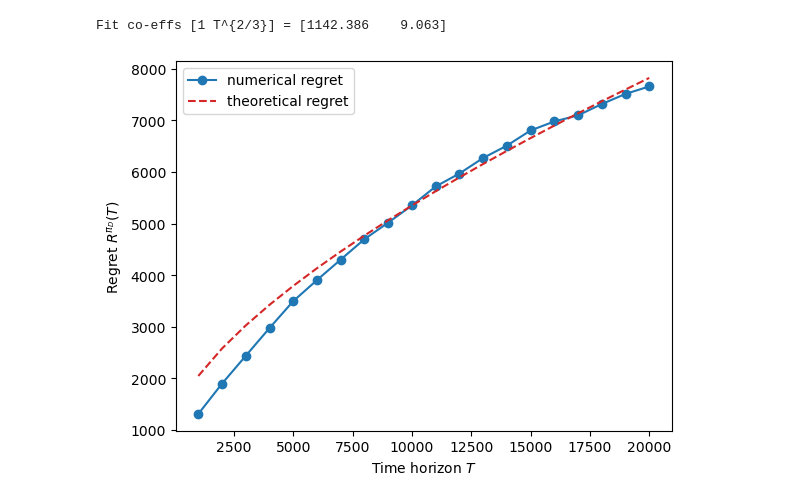
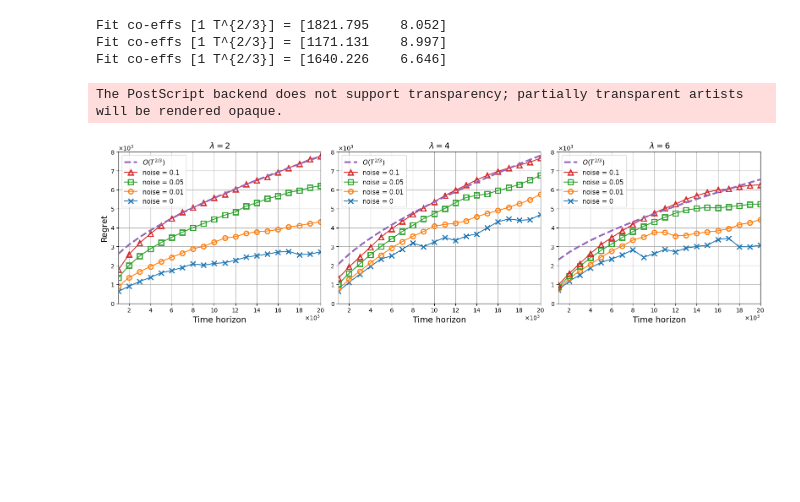
Before and after one commit to SathwikChadaga/Optimistic-DPP, a Jupyter notebook: plot_results.ipynb, the cells around one changed output. Drawn from its saved outputs; the diff is of its cells as text; code cells hidden in the pictures; blank space fills up the shorter version.

```diff
--- a/plot_results.ipynb
+++ b/plot_results.ipynb
@@ -33,4 +9,18 @@ def plot_theoretical_regret(arrival_rate, noise_variance):
+# %%
+MEDIUM_SIZE = 10
+BIG_SIZE = 11
+BIGGER_SIZE = 14
+
+plt.rc('font', size=MEDIUM_SIZE)          # controls default text sizes
+plt.rc('axes', titlesize=BIGGER_SIZE)     # fontsize of the axes title
+plt.rc('axes', labelsize=BIGGER_SIZE)    # fontsize of the x and y labels
+plt.rc('xtick', labelsize=MEDIUM_SIZE)    # fontsize of the tick labels
+plt.rc('ytick', labelsize=MEDIUM_SIZE)    # fontsize of the tick labels
+plt.rc('legend', fontsize=BIG_SIZE)    # legend fontsize
+plt.rc('figure', titlesize=BIGGER_SIZE)  # fontsize of the figure title
 # %%
+sweep_results_folder = './results/regret-sweep'
+arrival_rate_list = [2, 4, 6]
 noise_variance_list = [0, 0.01, 0.05, 0.1]
-show_theoretical = [0,0,0,1]
-plot_style = ['-o','-x','-s','-v']
+show_theoretical = [0, 0, 0, 1]
+plot_style = ['-x', '-o', '-s', '-^']
@@ -52,5 +27,46 @@ Fit co-effs [1 T^{2/3}] = [1640.226    6.646]
-# %%
-plot_theoretical_regret(4, 0.1)
-# %% [output]
-Fit co-effs [1 T^{2/3}] = [1142.386    9.063]
-[figure, removed]
+# %%
+# plt.rcParams["mathtext.fontset"] = 'cm'
+# plt.rcParams["font.family"] =  "Times New Roman"
+fig, axs = plt.subplots(nrows=1, ncols=len(arrival_rate_list), figsize=(16, 4.6))
+for ii, arrival_rate in enumerate(arrival_rate_list):
+    ax = axs[ii]
+    for jj, noise_variance in enumerate(noise_variance_list):
+        current_result = np.load(sweep_results_folder + '/regret-lambda-' + str(arrival_rate).replace('.','_') + '-var-' + str(noise_variance).replace('.','_') + '.npy')
+        ax.plot(current_result[0,:], current_result[1,:] - current_result[2,:], plot_style[jj], label = 'noise = ' + str(noise_variance), fillstyle = 'none', markeredgewidth=2, ms=8)
+
+        if(show_theoretical[jj]):
+            theoretical_regret = mutil.fit_regret_curve(current_result[0,:], current_result[1,:] - current_result[2,:], start_index = 6)
+            ax.plot(current_result[0,:], theoretical_regret, '--', label = '$O(T^{2/3})$', linewidth=3)
+
+    ax.set_title('$\lambda = ' + str(arrival_rate) + '$')
+
+    if(ii == 0): ax.set_ylabel('Regret')
+    ax.set_xlabel('Time horizon')
+
+    ax.set_ylim([0,8000])
+    ax.set_xlim([1000,20000])
+
+    # ax.ticklabel_format(axis='x', style='sci', scilimits=(0,4), useMathText=True)
+    ax.set_xticks(ticks=2000*np.arange(1,11), labels=['{:1.0f}'.format(s) for s in 2*np.arange(1,11)])
+    ax.text(18500, -869, '$\\times 10^3$')
+
+    # ax.ticklabel_format(axis='y', style='sci', scilimits=(0,2), useMathText=True)
+    ax.set_yticks(ticks=1000*np.arange(0,9), labels=['{:1.0f}'.format(s) for s in np.arange(0,9)])
+    ax.text(960, 8069, '$\\times 10^3$')
+
+    handles, labels = ax.get_legend_handles_labels()
+    order = [0,1,2,3,4]
+    order.reverse()
+    ax.legend([handles[idx] for idx in order],[labels[idx] for idx in order], loc='upper left')
+
+    ax.grid()
+
+plt.tight_layout()
+plt.savefig('./results/figs/regret-plots.eps', bbox_inches='tight')
+plt.show()
+# %% [output]
+Fit co-effs [1 T^{2/3}] = [1821.795    8.052]
+Fit co-effs [1 T^{2/3}] = [1171.131    8.997]
+Fit co-effs [1 T^{2/3}] = [1640.226    6.646]
+The PostScript backend does not support transparency; partially transparent artists will be rendered opaque.
+[figure, added]
```
Also changed, not shown: parts of 11 cells of this notebook, 6 other files.
